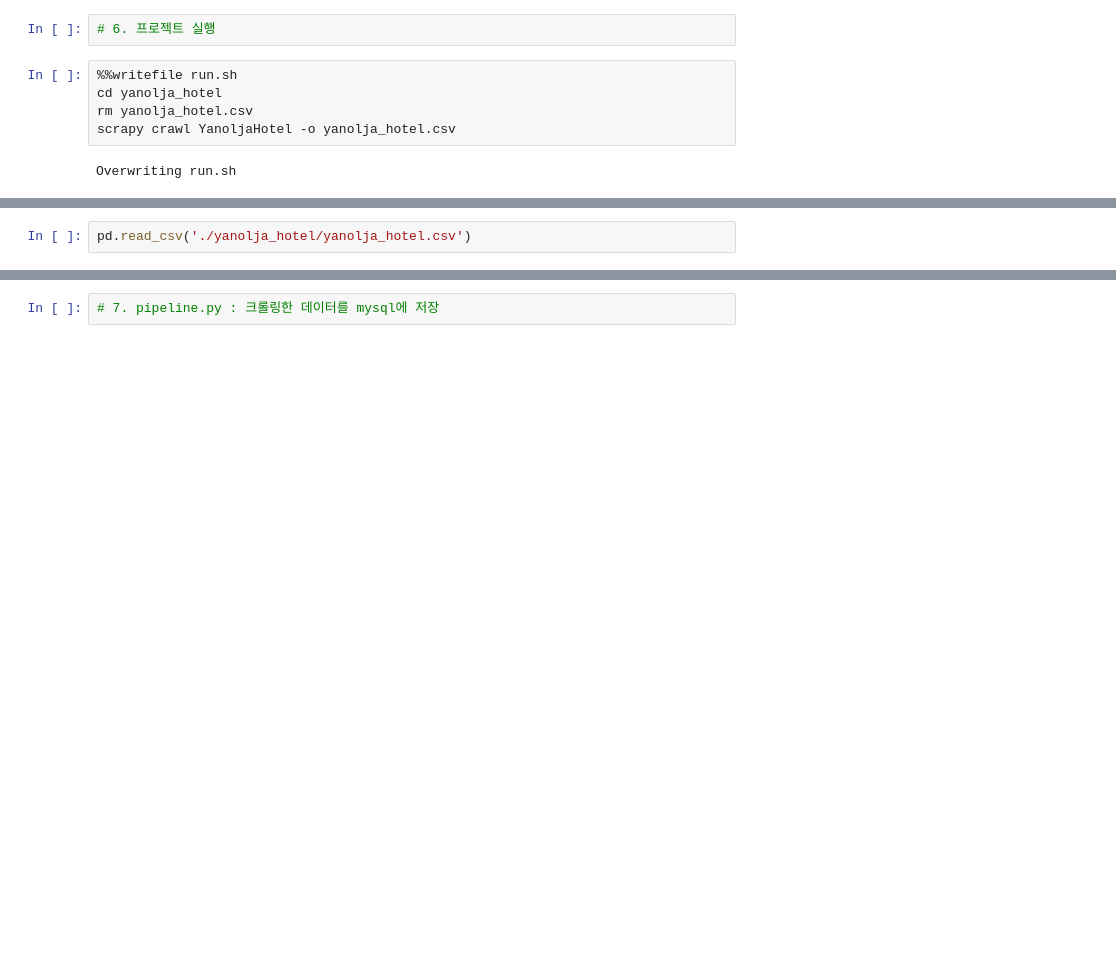
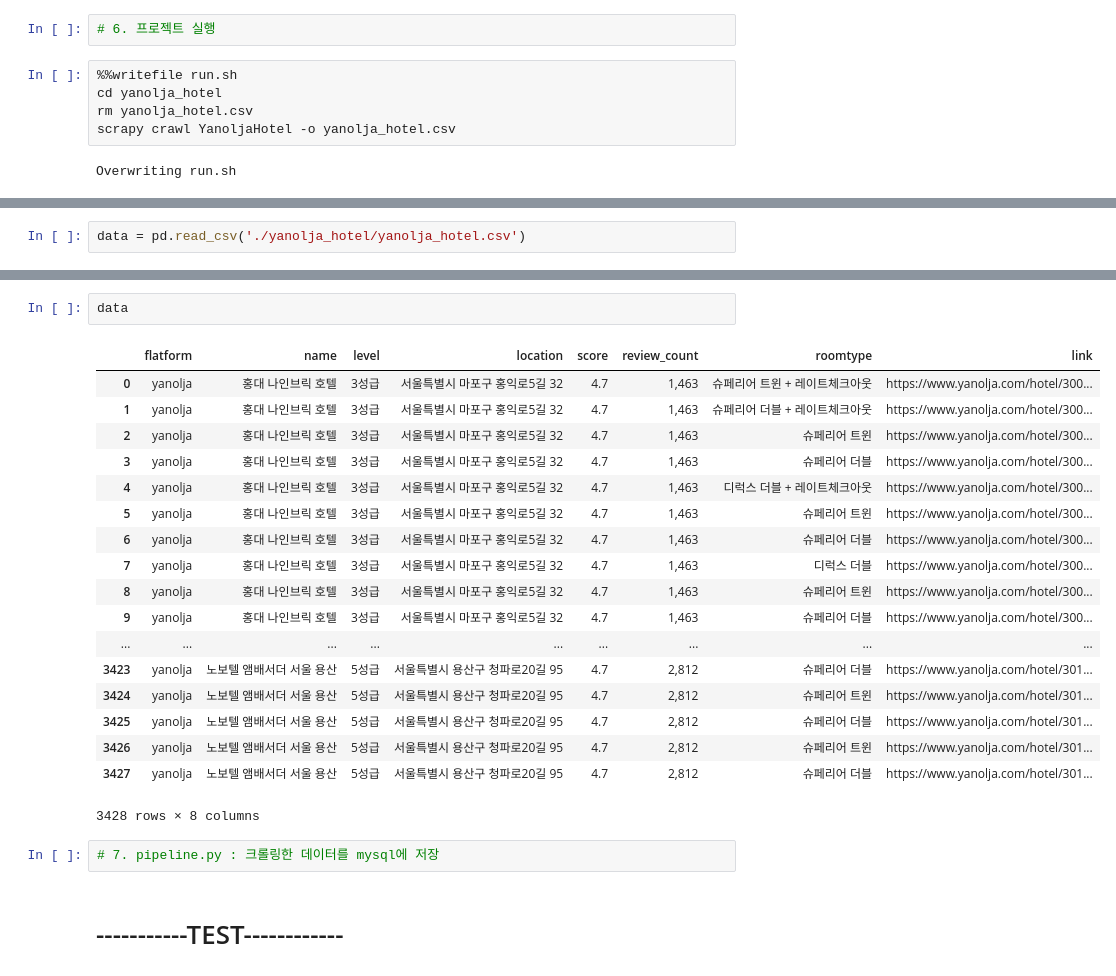
Before and after one commit to EbraLim/dss_project_Crawling, a Jupyter notebook: in_progress/crawling_yanolja_in_progress.ipynb, the cells around one changed output, grey strips where cells are left out. Saved outputs shown, nothing was run; the diff lists cells and outputs as text; blank space fills up the shorter version.

```diff
--- a/in_progress/crawling_yanolja_in_progress.ipynb
+++ b/in_progress/crawling_yanolja_in_progress.ipynb
@@ -294,2 +308,2 @@ Overwriting run.sh
 # %%
-pd.read_csv('./yanolja_hotel/yanolja_hotel.csv')
+data = pd.read_csv('./yanolja_hotel/yanolja_hotel.csv')
@@ -315,2 +310,25 @@ pd.read_csv('./yanolja_hotel/yanolja_hotel.csv')
+# %%
+data
+# %% [output]
+|  | flatform | name | level | location | score | review_count | roomtype | link |
+| 0 | yanolja | 홍대 나인브릭 호텔 | 3성급 | 서울특별시 마포구 홍익로5길 32 | 4.7 | 1,463 | 슈페리어 트윈 + 레이트체크아웃 | https://www.yanolja.com/hotel/300... |
+| 1 | yanolja | 홍대 나인브릭 호텔 | 3성급 | 서울특별시 마포구 홍익로5길 32 | 4.7 | 1,463 | 슈페리어 더블 + 레이트체크아웃 | https://www.yanolja.com/hotel/300... |
+| 2 | yanolja | 홍대 나인브릭 호텔 | 3성급 | 서울특별시 마포구 홍익로5길 32 | 4.7 | 1,463 | 슈페리어 트윈 | https://www.yanolja.com/hotel/300... |
+| 3 | yanolja | 홍대 나인브릭 호텔 | 3성급 | 서울특별시 마포구 홍익로5길 32 | 4.7 | 1,463 | 슈페리어 더블 | https://www.yanolja.com/hotel/300... |
+| 4 | yanolja | 홍대 나인브릭 호텔 | 3성급 | 서울특별시 마포구 홍익로5길 32 | 4.7 | 1,463 | 디럭스 더블 + 레이트체크아웃 | https://www.yanolja.com/hotel/300... |
+| 5 | yanolja | 홍대 나인브릭 호텔 | 3성급 | 서울특별시 마포구 홍익로5길 32 | 4.7 | 1,463 | 슈페리어 트윈 | https://www.yanolja.com/hotel/300... |
+| 6 | yanolja | 홍대 나인브릭 호텔 | 3성급 | 서울특별시 마포구 홍익로5길 32 | 4.7 | 1,463 | 슈페리어 더블 | https://www.yanolja.com/hotel/300... |
+| 7 | yanolja | 홍대 나인브릭 호텔 | 3성급 | 서울특별시 마포구 홍익로5길 32 | 4.7 | 1,463 | 디럭스 더블 | https://www.yanolja.com/hotel/300... |
+| 8 | yanolja | 홍대 나인브릭 호텔 | 3성급 | 서울특별시 마포구 홍익로5길 32 | 4.7 | 1,463 | 슈페리어 트윈 | https://www.yanolja.com/hotel/300... |
+| 9 | yanolja | 홍대 나인브릭 호텔 | 3성급 | 서울특별시 마포구 홍익로5길 32 | 4.7 | 1,463 | 슈페리어 더블 | https://www.yanolja.com/hotel/300... |
+| ... | ... | ... | ... | ... | ... | ... | ... | ... |
+| 3423 | yanolja | 노보텔 앰배서더 서울 용산 | 5성급 | 서울특별시 용산구 청파로20길 95 | 4.7 | 2,812 | 슈페리어 더블 | https://www.yanolja.com/hotel/301... |
+| 3424 | yanolja | 노보텔 앰배서더 서울 용산 | 5성급 | 서울특별시 용산구 청파로20길 95 | 4.7 | 2,812 | 슈페리어 트윈 | https://www.yanolja.com/hotel/301... |
+| 3425 | yanolja | 노보텔 앰배서더 서울 용산 | 5성급 | 서울특별시 용산구 청파로20길 95 | 4.7 | 2,812 | 슈페리어 더블 | https://www.yanolja.com/hotel/301... |
+| 3426 | yanolja | 노보텔 앰배서더 서울 용산 | 5성급 | 서울특별시 용산구 청파로20길 95 | 4.7 | 2,812 | 슈페리어 트윈 | https://www.yanolja.com/hotel/301... |
+| 3427 | yanolja | 노보텔 앰배서더 서울 용산 | 5성급 | 서울특별시 용산구 청파로20길 95 | 4.7 | 2,812 | 슈페리어 더블 | https://www.yanolja.com/hotel/301... |
+3428 rows × 8 columns
 # %%
 # 7. pipeline.py : 크롤링한 데이터를 mysql에 저장
+# %% [markdown]
+# -----------TEST------------
```
Also changed, not shown: parts of 5 cells of this notebook.
